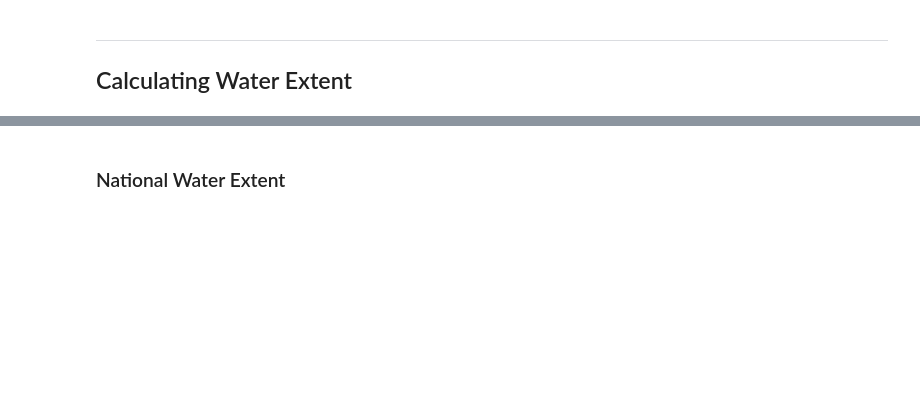
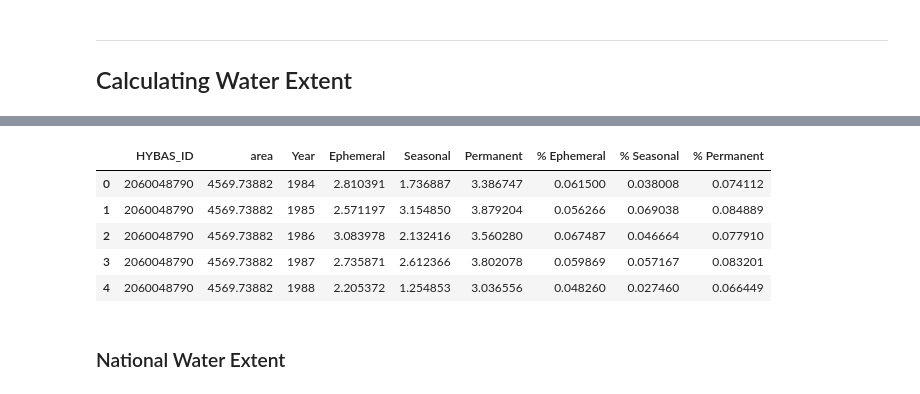
Before and after one commit to datasciencecampus/sdg_661_analysis_and_reporting, a Jupyter notebook: UK_reporting.ipynb, the cells around one changed output, grey strips where cells are left out. Drawn from its saved outputs; the diff is of its cells as text; code cells hidden in the pictures; blank space fills up the shorter version.

```diff
--- a/UK_reporting.ipynb
+++ b/UK_reporting.ipynb
@@ -74,6 +163,16 @@ water_extent = surface_water_extent(gsw_file_path_list, hydro_basin)
 hydro_basin['area'] = hydro_basin.area / 1000000
 water_extent = hydro_basin[['HYBAS_ID', 'area']].merge(water_extent, on='HYBAS_ID', how = 'left')
 water_extent[['% Ephemeral', '% Seasonal', '% Permanent']] = water_extent[['Ephemeral', 'Seasonal', 'Permanent']].div(water_extent['area'], axis=0)*100
+# %%
+# Preview results
+water_extent.head()
+# %% [output]
+|  | HYBAS_ID | area | Year | Ephemeral | Seasonal | Permanent | % Ephemeral | % Seasonal | % Permanent |
+| 0 | 2060048790 | 4569.73882 | 1984 | 2.810391 | 1.736887 | 3.386747 | 0.061500 | 0.038008 | 0.074112 |
+| 1 | 2060048790 | 4569.73882 | 1985 | 2.571197 | 3.154850 | 3.879204 | 0.056266 | 0.069038 | 0.084889 |
+| 2 | 2060048790 | 4569.73882 | 1986 | 3.083978 | 2.132416 | 3.560280 | 0.067487 | 0.046664 | 0.077910 |
+| 3 | 2060048790 | 4569.73882 | 1987 | 2.735871 | 2.612366 | 3.802078 | 0.059869 | 0.057167 | 0.083201 |
+| 4 | 2060048790 | 4569.73882 | 1988 | 2.205372 | 1.254853 | 3.036556 | 0.048260 | 0.027460 | 0.066449 |
 # %% [markdown]
 ### National Water Extent
 # %%
```
Also changed, not shown: parts of 46 cells of this notebook, 2 other files.
